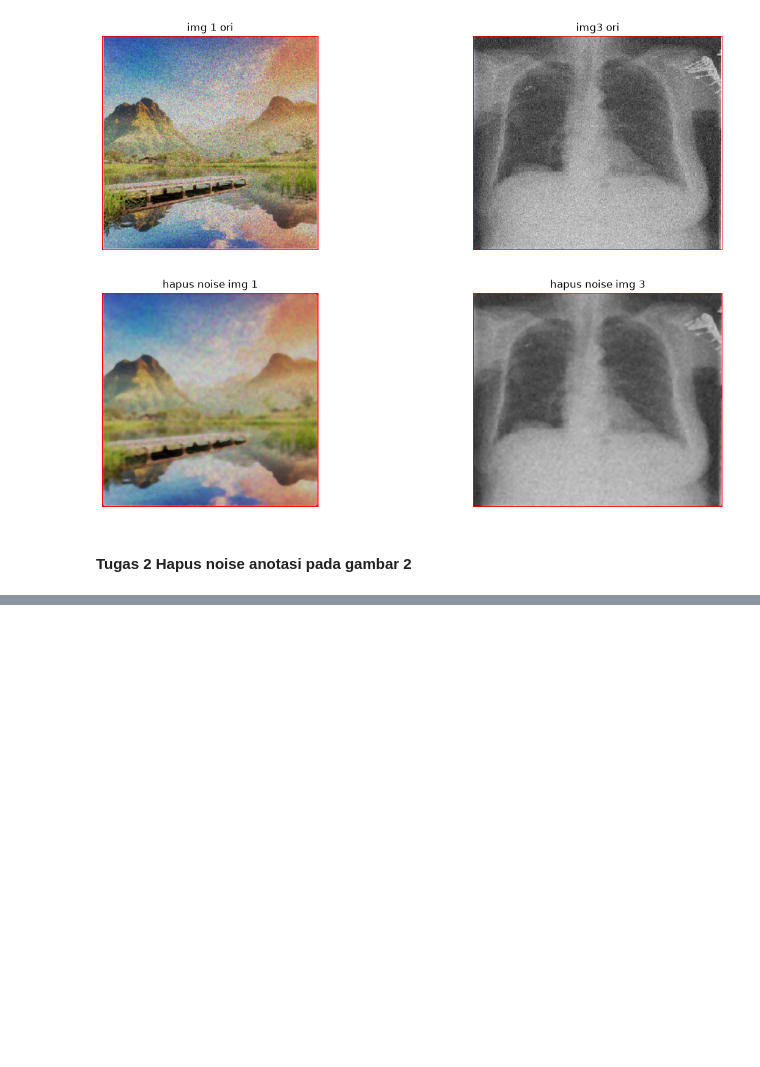
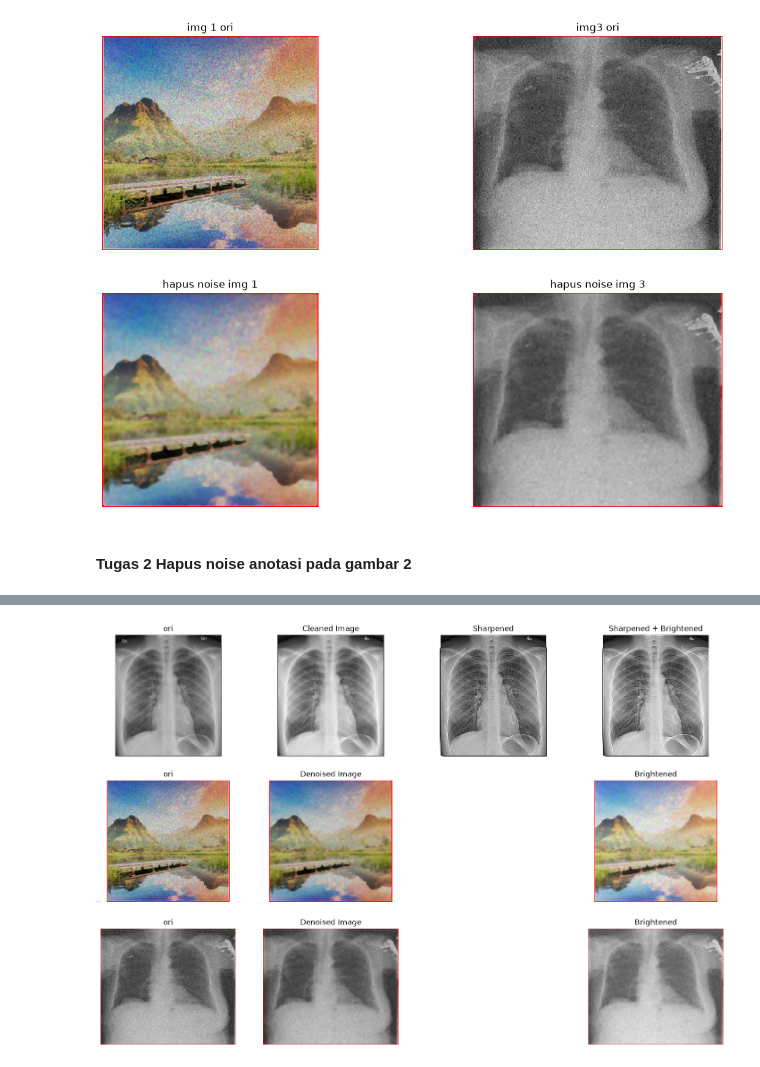
Before and after one commit to oktayudha05/Kuliah, a Jupyter notebook: visi komputer/materi-2/TUGAS.ipynb, the cells around one changed output, grey strips where cells are left out. Saved outputs shown, nothing was run; the diff lists cells and outputs as text; code cells hidden in the pictures; blank space fills up the shorter version.

```diff
--- a/visi komputer/materi-2/TUGAS.ipynb
+++ b/visi komputer/materi-2/TUGAS.ipynb
@@ -85,0 +81,84 @@ plt.show()
+# %%
+# gambar 2
+kernel_sharpening = np.array([[-1, -1, -1],
+                              [-1,  9, -1],
+                              [-1, -1, -1]])
+sharpened_img2 = cv2.filter2D(cleaned_img2, -1, kernel_sharpening)
+
+brightness_value = 30
+brightened_img2 = cv2.convertScaleAbs(sharpened_img2, alpha=1.0, beta=brightness_value)
+
+
+# gambar 1
+kernel_sharpening = np.array([[-1, -1, -1],
+                              [-1,  9, -1],
+                              [-1, -1, -1]])
+
+brightness_value = 30
+brightened_img1 = cv2.convertScaleAbs(denoised_img1, alpha=1.0, beta=brightness_value)
+
+# gambar 3
+kernel_sharpening = np.array([[-1, -1, -1],
+                              [-1,  9, -1],
+                              [-1, -1, -1]])
+
+brightness_value = 30
+brightened_img3 = cv2.convertScaleAbs(denoised_img3, alpha=1.0, beta=brightness_value)
+
+plt.figure(figsize=(18, 12))
+
+plt.subplot(3, 4, 1)
+plt.imshow(img2, cmap="gray")
+plt.title("ori")
+plt.axis("off")
+
+plt.subplot(3, 4, 2)
+plt.imshow(cleaned_img2, cmap="gray")
+plt.title("Cleaned Image")
+plt.axis("off")
+
+plt.subplot(3, 4, 3)
+plt.imshow(sharpened_img2, cmap="gray")
+plt.title("Sharpened")
+plt.axis("off")
+
+plt.subplot(3, 4, 4)
+plt.imshow(brightened_img2, cmap="gray")
+plt.title(f"Sharpened + Brightened")
+plt.axis("off")
+
+# gambar 1
+plt.subplot(3, 4, 5)
+plt.imshow(img1, cmap="gray")
+plt.title("ori")
+plt.axis("off")
+
+plt.subplot(3, 4, 6)
+plt.imshow(denoised_img1, cmap="gray")
+plt.title("Denoised Image")
+plt.axis("off")
+
+plt.subplot(3, 4, 8)
+plt.imshow(brightened_img1, cmap="gray")
+plt.title(f"Brightened")
+plt.axis("off")
+
+# gambar 3
+plt.subplot(3, 4, 9)
+plt.imshow(img3, cmap="gray")
+plt.title("ori")
+plt.axis("off")
+
+plt.subplot(3, 4, 10)
+plt.imshow(denoised_img3, cmap="gray")
+plt.title("Denoised Image")
+plt.axis("off")
+
+plt.subplot(3, 4, 12)
+plt.imshow(brightened_img3, cmap="gray")
+plt.title(f"Brightened")
+plt.axis("off")
+
+plt.show()
+# %% [output]
+[figure, added]
```
Also changed, not shown: parts of 4 cells of this notebook.
